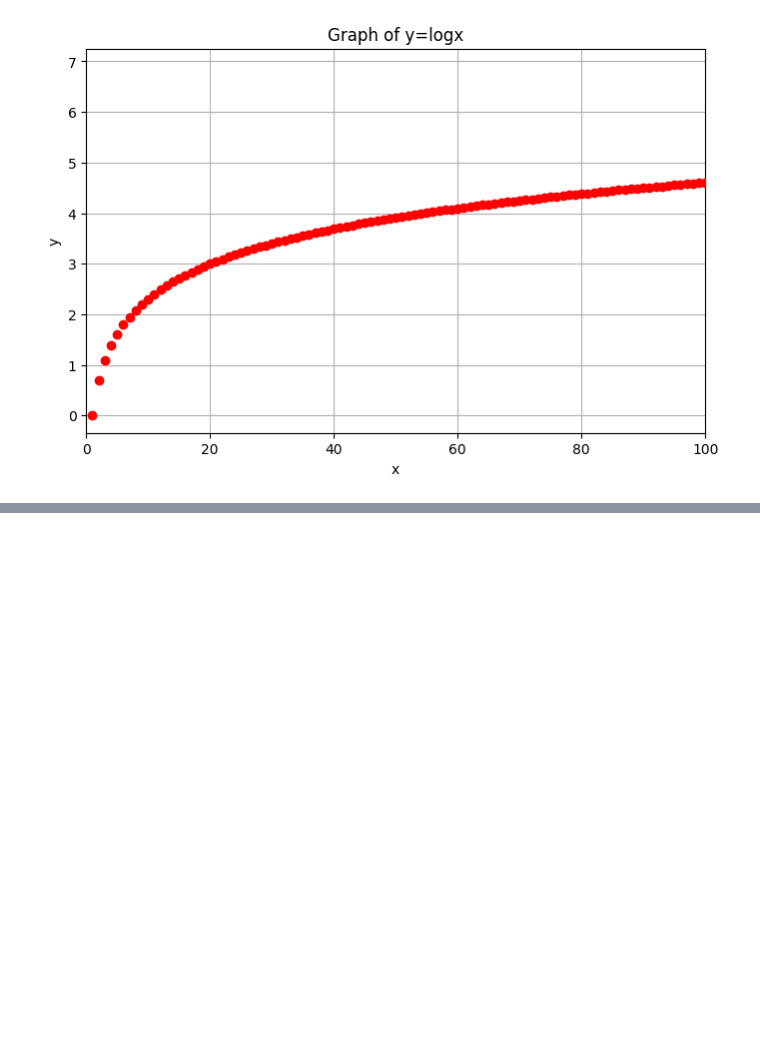
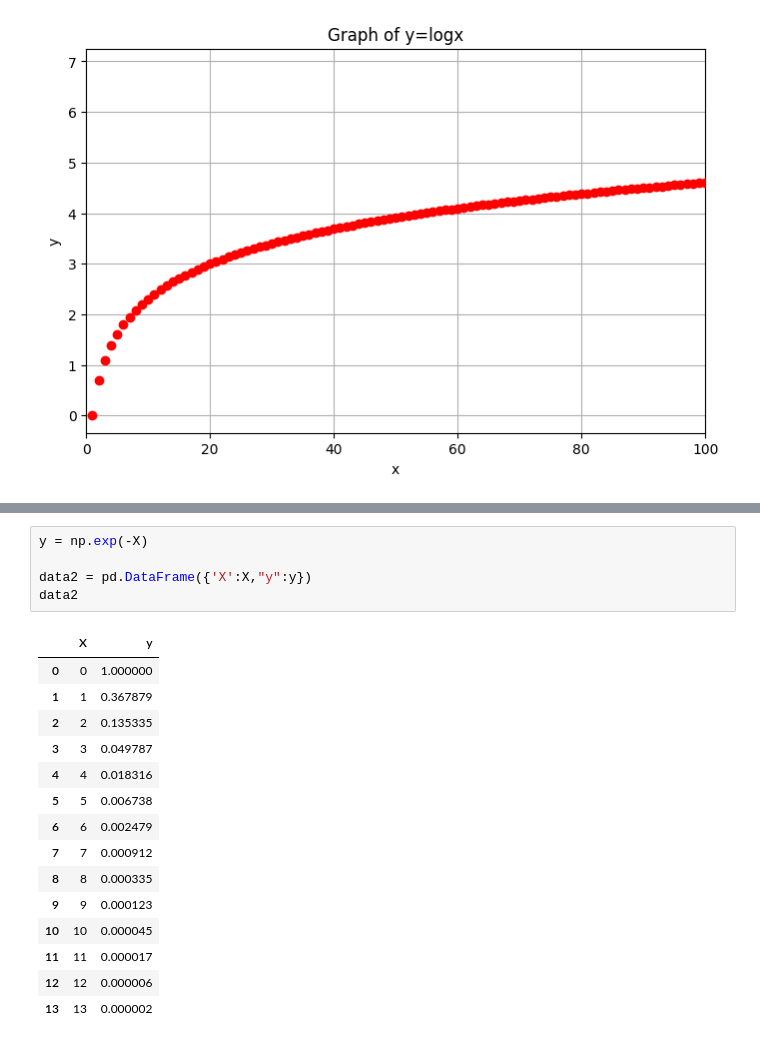
Before and after one commit to OrdenWills/Maths-coding-Ka-stroud, a Jupyter notebook: curves_and_curve-fitting/main.ipynb, the cells around one changed output, grey strips where cells are left out. Drawn from its saved outputs; the diff is of its cells as text; blank space fills up the shorter version.

```diff
--- a/curves_and_curve-fitting/main.ipynb
+++ b/curves_and_curve-fitting/main.ipynb
@@ -69,0 +107,21 @@ plt.show()
+# %%
+y = np.exp(-X)
+
+data2 = pd.DataFrame({'X':X,"y":y})
+data2
+# %% [output]
+|  | X | y |
+| 0 | 0 | 1.000000 |
+| 1 | 1 | 0.367879 |
+| 2 | 2 | 0.135335 |
+| 3 | 3 | 0.049787 |
+| 4 | 4 | 0.018316 |
+| 5 | 5 | 0.006738 |
+| 6 | 6 | 0.002479 |
+| 7 | 7 | 0.000912 |
+| 8 | 8 | 0.000335 |
+| 9 | 9 | 0.000123 |
+| 10 | 10 | 0.000045 |
+| 11 | 11 | 0.000017 |
+| 12 | 12 | 0.000006 |
+| 13 | 13 | 0.000002 |
```
Also changed, not shown: parts of 5 cells of this notebook, 1 other file.
